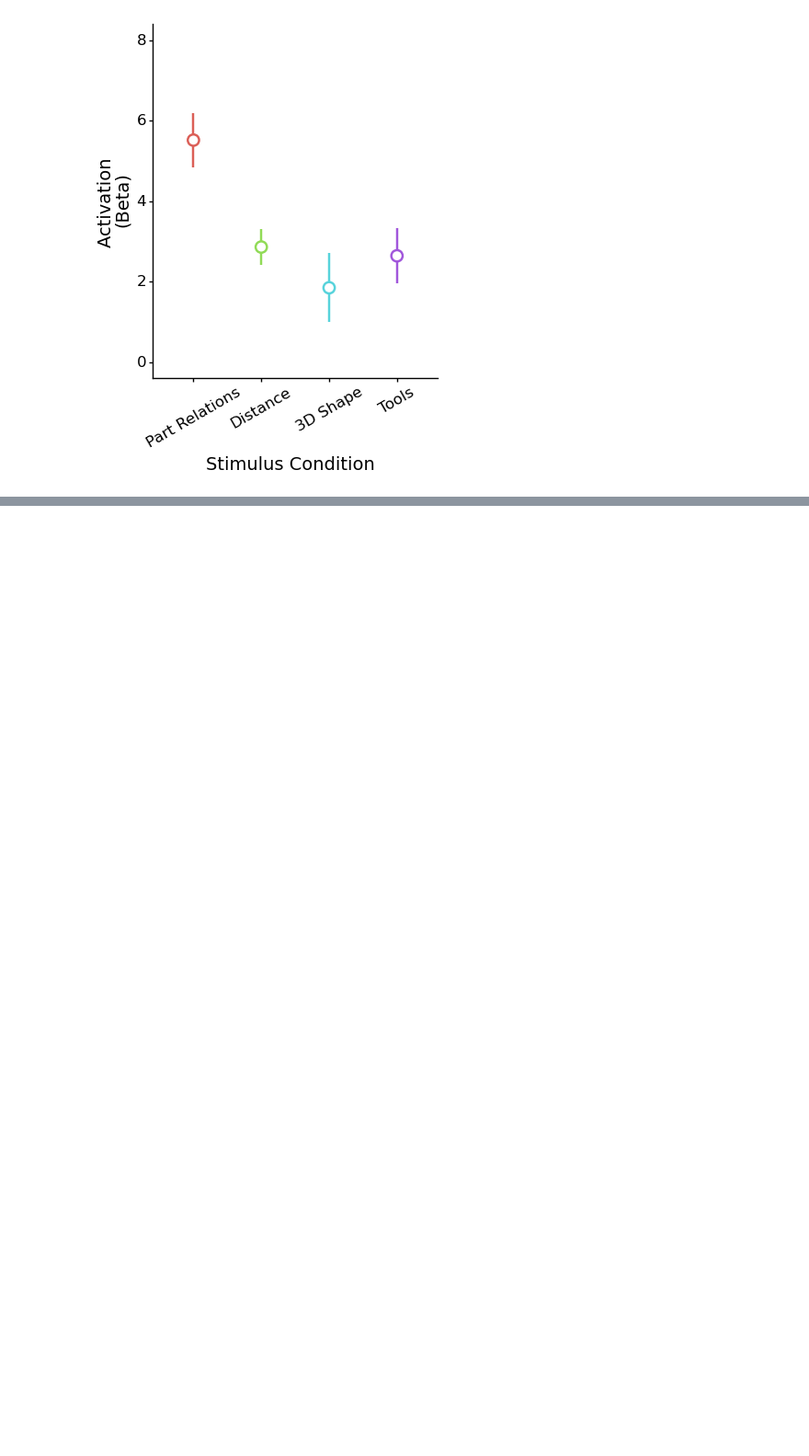
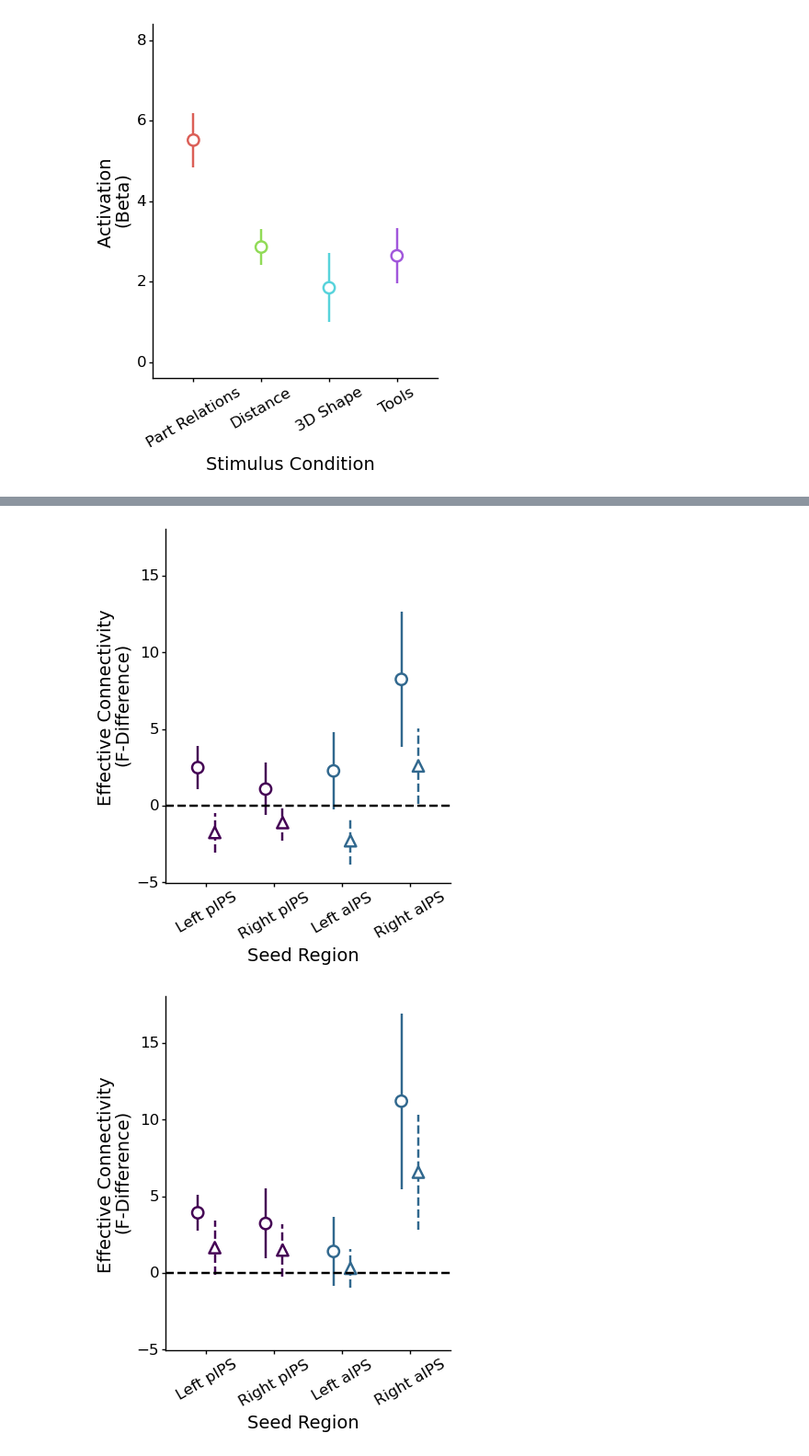
Before and after one commit to vayzenb/docnet, a Jupyter notebook: fmri/exp1_create_figures.ipynb, the cells around one changed output, grey strips where cells are left out. Shown at 92% size. Saved outputs shown, nothing was run; the diff lists cells and outputs as text; code cells hidden in the pictures; blank space fills up the shorter version.

```diff
--- a/fmri/exp1_create_figures.ipynb
+++ b/fmri/exp1_create_figures.ipynb
@@ -113,0 +115,54 @@ for rr in ventral_rois:
+# %%
+"""
+Create SpaceLoc GCA plot
+"""
+analysis = 'gca'
+df = pd.read_csv(f"{results_dir}/{analysis}/all_roi_summary.csv")
+
+tsk = 'spaceloc'
+dorsal_rois =  ['lPPC', 'rPPC','lAPC', 'rAPC']
+ventral_rois = ['lLO', 'rLO']
+conds = ['SA','FT']
+cond_names = ['Relations', 'Features','Relations', 'Features','Relations', 'Features','Relations', 'Features']
+cond_names_cat = ['Relations', 'Features']
+roi_names = ['Left pIPS','Left pIPS', 'Right pIPS', 'Right pIPS', 'Left aIPS','Left aIPS','Right aIPS','Right aIPS']
+roi_names_cat = ['Left pIPS', 'Right pIPS', 'Left aIPS','Right aIPS']
+roi_pos = ['posterior', 'posterior','posterior', 'posterior', 'anterior', 'anterior', 'anterior', 'anterior']
+
+summary_df = pd.DataFrame(columns = ["ROI",'LOC', "COND", "GC", "SE"])
+summary_df['ROI'] = roi_names
+summary_df['LOC'] = roi_pos
+summary_df['COND'] = cond_names
+
+
+for vr in ventral_rois:
+    roi_means = []
+    roi_sems = []
+    for dr in dorsal_rois:
+        for cc in conds:
+            roi_means.append(df[f'{tsk}_{cc}_{dr}_{vr}'].mean())
+            roi_sems.append(df[f'{tsk}_{cc}_{dr}_{vr}'].sem())
+
+    summary_df['GC'] = roi_means
+    summary_df['SE'] = roi_sems
+
+    summary_df['ROI'] = pd.Categorical(summary_df['ROI'], categories = roi_names_cat, ordered = False)
+    summary_df['COND'] = pd.Categorical(summary_df['COND'], categories = cond_names_cat, ordered = False)
+
+
+    plot = ggplot(summary_df, aes(x='ROI', y='GC',color = 'LOC')) + geom_linerange(aes(x='ROI',  ymax = 'GC + SE', ymin = 'GC - SE', linetype = 'COND'), size = 1,position=position_dodge2(width=.5)) + \
+            geom_point(aes(shape = 'COND'), size = 4, fill = 'White', stroke = 1,position=position_dodge2(width=.5)) + ylim(-4, 17) + \
+            scale_color_manual(values = [ '#31688E','#440154']) + \
+            theme_classic() + xlab('Seed Region') + ylab('Effective Connectivity \n(F-Difference)') + \
+                geom_hline(yintercept=0,linetype='dashed', size = 1) + \
+                theme(text = element_text(color ='black'), axis_text_x= element_text(angle = 30, size = 12),axis_text_y= element_text(size = 12),axis_title=element_text(size = 14),
+                                                                                axis_line=element_line(),
+                                                                                panel_border=element_blank(),
+                                                                                figure_size = (4, 5),
+                                                                                legend_position = "none")
+
+    print(plot)
+    plot.save(f'{fig_dir}/{analysis}/{vr}_gca.png', width=4, height=5, dpi = 300)
+# %% [output]
+[figure, added]
+[figure, added]
```
Also changed, not shown: parts of 2 cells of this notebook, 21 other files.
